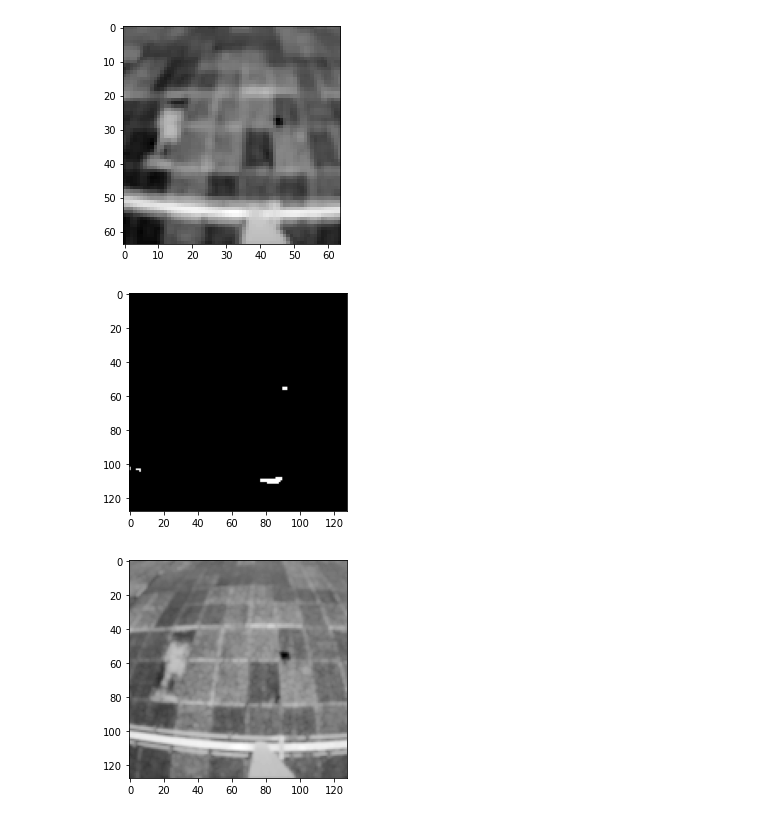
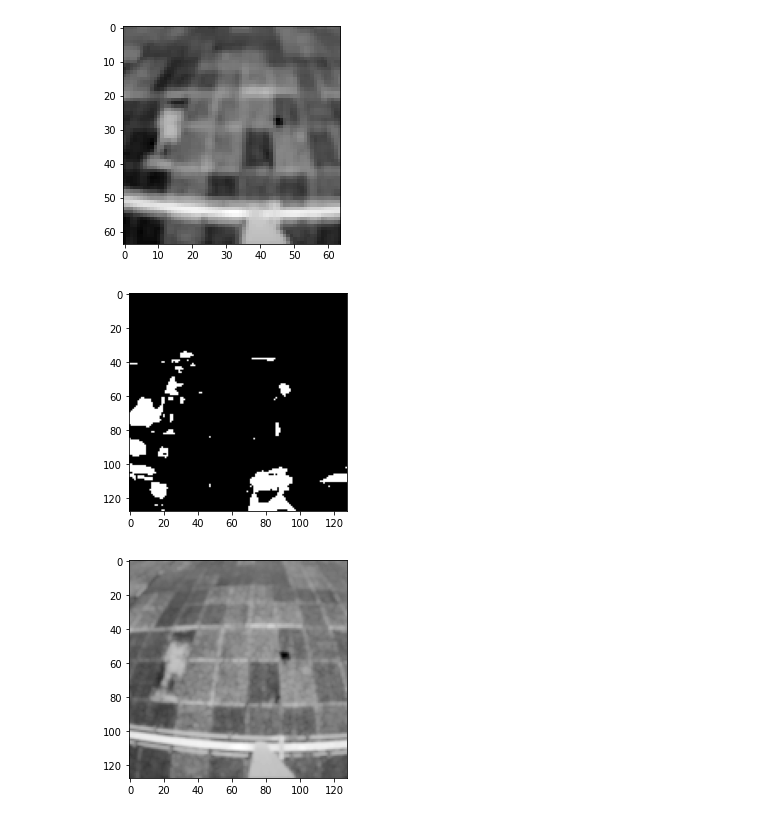
Before and after one commit to nastyadunaeva/searching_for_anomalies, a Jupyter notebook: model.ipynb, the cells around one changed output. Saved outputs shown, nothing was run; the diff lists cells and outputs as text; code cells hidden in the pictures.

```diff
--- a/model.ipynb
+++ b/model.ipynb
@@ -376,8 +379,3 @@ pyplot.imshow(u_3, cmap=pyplot.get_cmap('gray'))
 pyplot.show()
 # %% [output]
 [figure]
-# %%
-residual2 = compute_residual(u_2, v_2, 16, 10, 8)
-img = Image.fromarray(residual2, 'L')
-pyplot.imshow(residual2, cmap=pyplot.get_cmap('gray'))
-pyplot.show()
@@ -454,12 +444,12 @@ pyplot.show()
 [figure]
 # %%
 # красит аномальные пиксели в белый, u_2
-# порог 100
-detect2 = (abs(residual2 - img)>100).astype(int) * 200
+# порог 25
+detect2 = (abs(residual2 - img)>25).astype(int) * 200
 pyplot.imshow(detect2, cmap=pyplot.get_cmap('gray'))
 pyplot.show()
 # %% [output]
-[figure, old version]
+[figure, new version]
 # %%
 # Для сравнения, u_2
 pyplot.imshow(u_2, cmap=pyplot.get_cmap('gray'))
```
Also changed, not shown: parts of 27 cells of this notebook.
